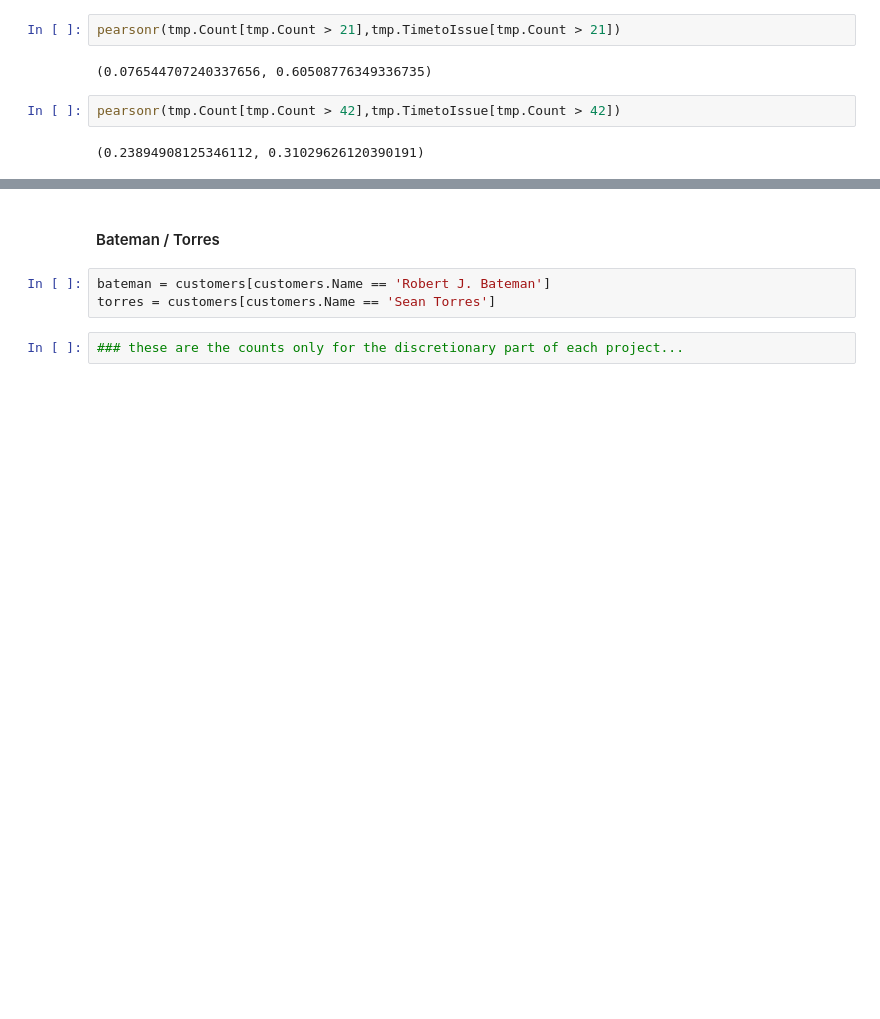
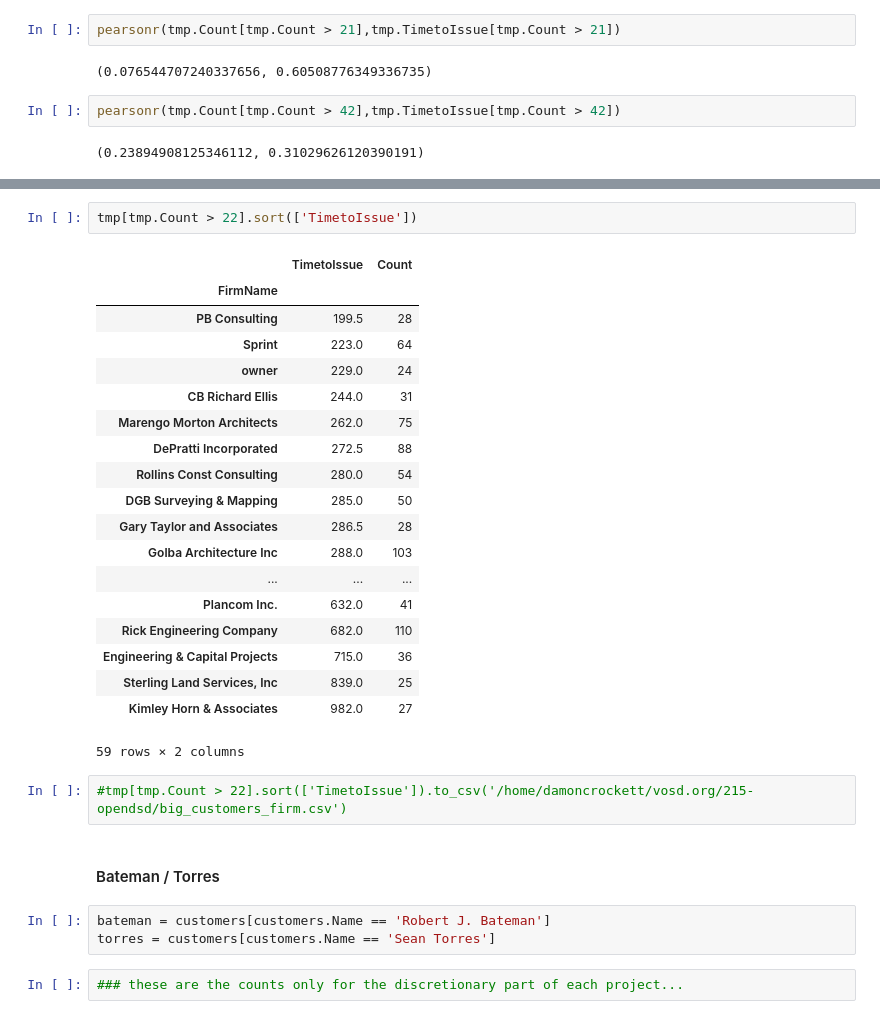
Before and after one commit to sandiegodata-projects/vosd.org, a Jupyter notebook: 215-opendsd/229-People.ipynb, the cells around one changed output, grey strips where cells are left out. Cells and saved outputs as stored; diff of their text form; blank space fills up the shorter version.

```diff
--- a/215-opendsd/229-People.ipynb
+++ b/215-opendsd/229-People.ipynb
@@ -416,3 +463,27 @@ pearsonr(tmp.Count[tmp.Count > 42],tmp.TimetoIssue[tmp.Count > 42])
+# %%
+tmp[tmp.Count > 22].sort(['TimetoIssue'])
+# %% [output]
+|  | TimetoIssue | Count |
+| FirmName |  |  |
+| PB Consulting | 199.5 | 28 |
+| Sprint | 223.0 | 64 |
+| owner | 229.0 | 24 |
+| CB Richard Ellis | 244.0 | 31 |
+| Marengo Morton Architects | 262.0 | 75 |
+| DePratti Incorporated | 272.5 | 88 |
+| Rollins Const Consulting | 280.0 | 54 |
+| DGB Surveying & Mapping | 285.0 | 50 |
+| Gary Taylor and Associates | 286.5 | 28 |
+| Golba Architecture Inc | 288.0 | 103 |
+| ... | ... | ... |
+| Plancom Inc. | 632.0 | 41 |
+| Rick Engineering Company | 682.0 | 110 |
+| Engineering & Capital Projects | 715.0 | 36 |
+| Sterling Land Services, Inc | 839.0 | 25 |
+| Kimley Horn & Associates | 982.0 | 27 |
+59 rows × 2 columns
+# %%
+#tmp[tmp.Count > 22].sort(['TimetoIssue']).to_csv('/home/damoncrockett/vosd.org/215-opendsd/big_customers_firm.csv')
 # %% [markdown]
 #### Bateman / Torres
 # %%
```
Also changed, not shown: parts of 15 cells of this notebook.
